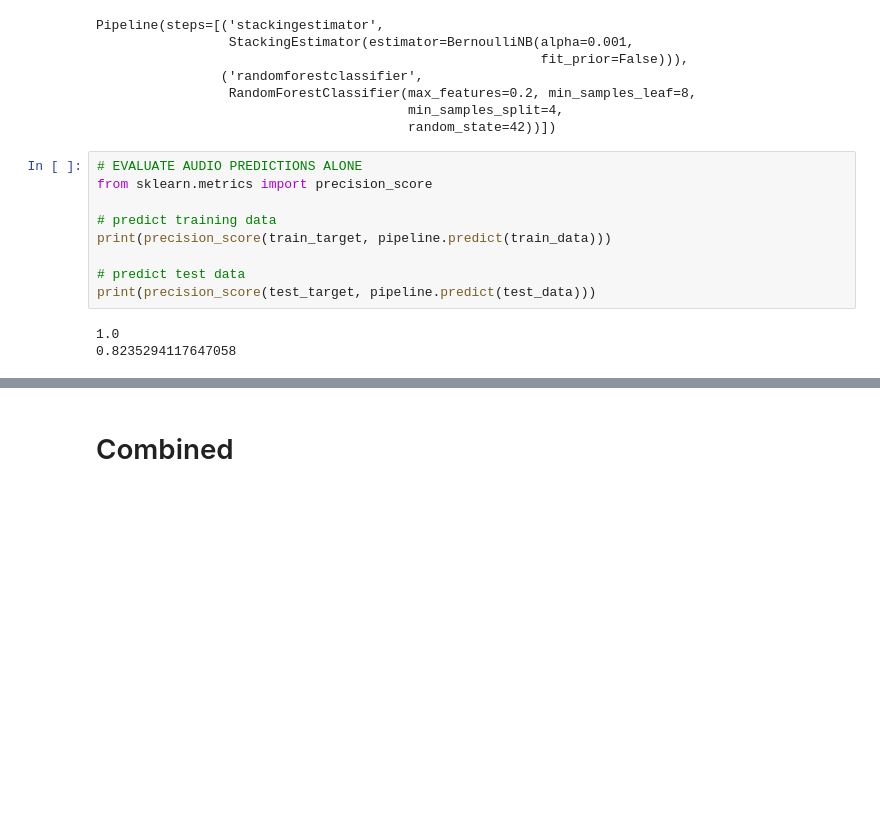
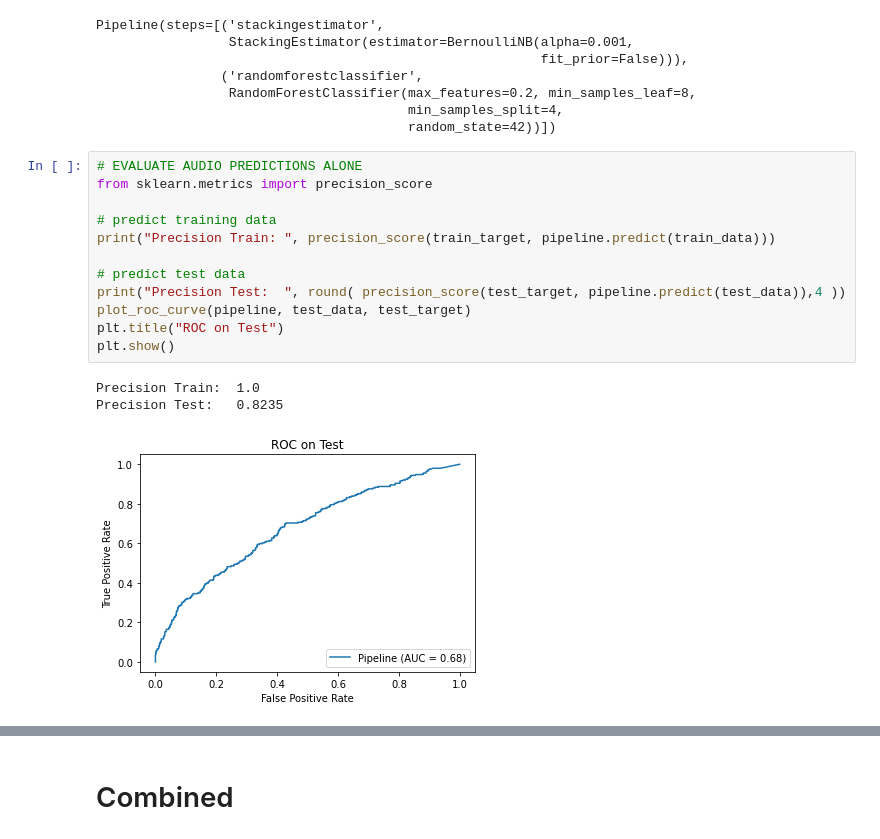
Before and after one commit to oStritze/similarity-modeling, a Jupyter notebook: src/evaluation.ipynb, the cells around one changed output, grey strips where cells are left out. Cells and saved outputs as stored; diff of their text form; blank space fills up the shorter version.

```diff
--- a/src/evaluation.ipynb
+++ b/src/evaluation.ipynb
@@ -43,12 +119,16 @@ Pipeline(steps=[('stackingestimator',
 # %%
 # EVALUATE AUDIO PREDICTIONS ALONE
 from sklearn.metrics import precision_score
 
 # predict training data
-print(precision_score(train_target, pipeline.predict(train_data)))
+print("Precision Train: ", precision_score(train_target, pipeline.predict(train_data)))
 
 # predict test data
-print(precision_score(test_target, pipeline.predict(test_data)))
+print("Precision Test:  ", round( precision_score(test_target, pipeline.predict(test_data)),4 ))
+plot_roc_curve(pipeline, test_data, test_target)
+plt.title("ROC on Test")
+plt.show()
 # %% [output]
-1.0
-0.8235294117647058
+Precision Train:  1.0
+Precision Test:   0.8235
+[figure, added]
```
Also changed, not shown: parts of 16 cells of this notebook, 3 other files.
